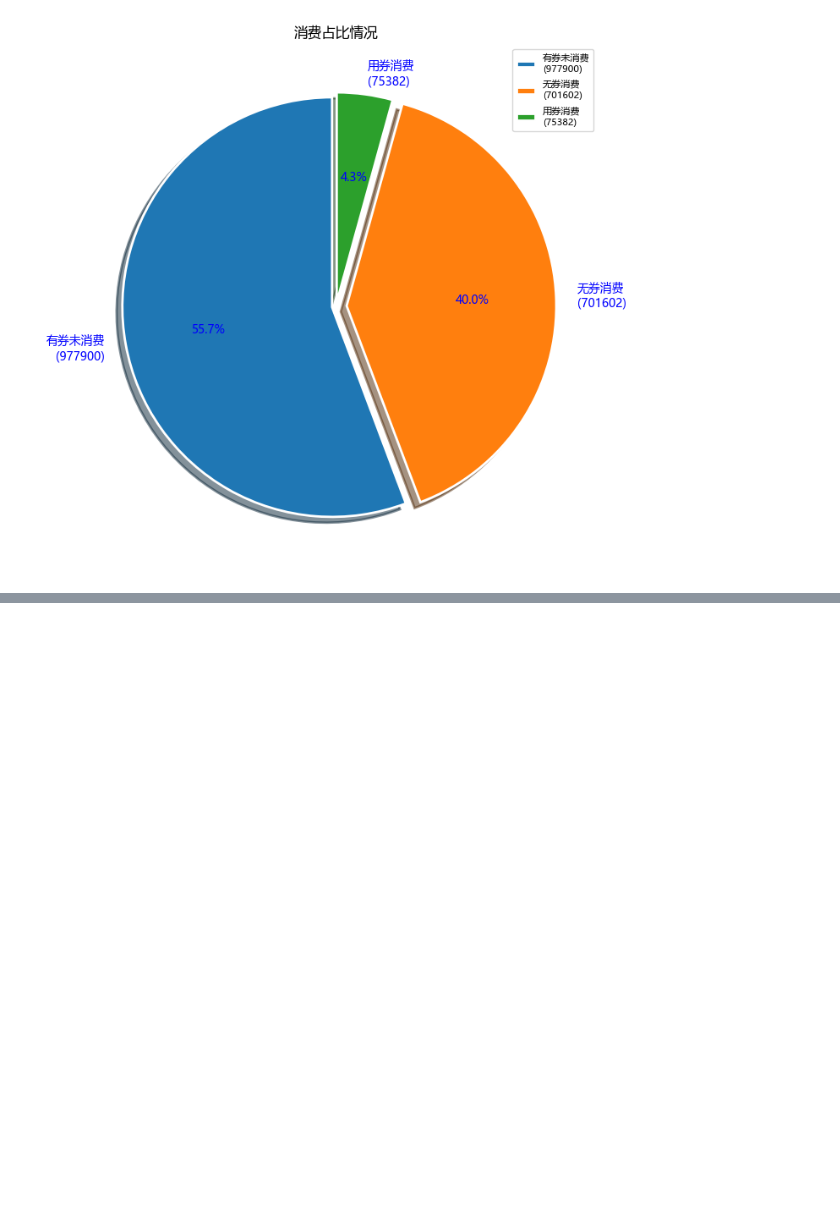
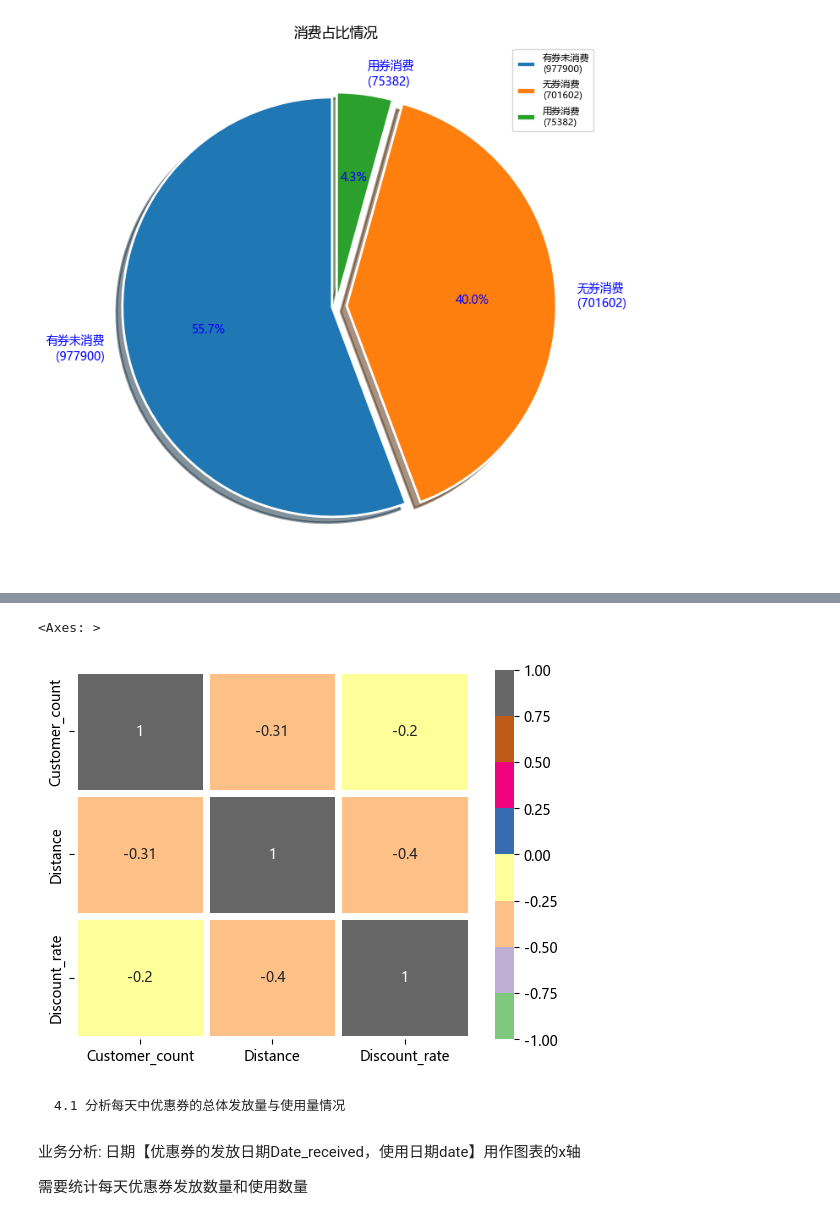
Before and after one commit to Fade-Smile/Basic-of-Data-Analyst, a Jupyter notebook: Project/5. O2O_Coupon usage analysis.ipynb, the cells around one changed output, grey strips where cells are left out. Drawn from its saved outputs; the diff is of its cells as text; code cells hidden in the pictures; blank space fills up the shorter version.

```diff
--- a/Project/5. O2O_Coupon usage analysis.ipynb
+++ b/Project/5. O2O_Coupon usage analysis.ipynb
@@ -185,0 +190,6 @@ Text(0.5, 1.0, '消费占比情况')
+# %%
+#  各商家对应的顾客到店平均距离
+Merchant_distance = cpon_consume.groupby('Merchant_id')['Distance'].mean()
+Merchant_distance[Merchant_distance == 0]
+
+# 有4076个商家, 其中 有1431个商家的用券消费用户平均范围在500米以内
@@ -185,0 +240,14 @@ Text(0.5, 1.0, '消费占比情况')
+# %%
+#对商家进行分组，取出用户id， 对用户id进行去重统计
+popular_Merchant = cpon_consume.groupby('Merchant_id')['User_id'].apply(lambda x:len(x.unique())).sort_values(ascending=False)
+
+#  持券消费人数 >500 的商家id
+popular_merchant500 = popular_Merchant[popular_Merchant>500]
+popular_merchant500.name='Customer_count'     #指定列名为消费者数量 （持券消费者）
+print(len(popular_merchant500))
+print(popular_merchant500)
+# 共有16家店铺，持券消费人数在500以上
+# 持券消费人数最多商家是5341，持券消费人数在2800
+# 排名最后的商家， 持券消费人数在 559人
+
+# 这批商家对优惠券的使用方法得当, 消费者喜欢用优惠券进行消费, 可以适当借鉴这批商家的推广力度
@@ -185,0 +276,4 @@ Text(0.5, 1.0, '消费占比情况')
+# %%
+merchant_pop_dis = pd.merge(left=popular_merchant500, right=Merchant_distance, on='Merchant_id', how='inner')
+merchant_pop_dis_rate = pd.merge(left=merchant_pop_dis, right=Merchant_discount_rate, on ='Merchant_id', how='inner' )
+merchant_pop_dis_rate
@@ -185,0 +327,13 @@ Text(0.5, 1.0, '消费占比情况')
+# %%
+# 用热力图绘制关系系数
+sns.heatmap(data=merchant_pop_dis_rate.corr(), annot = True, cmap='Accent', vmax=1, vmin =-1, linewidths=5)
+
+# `data`: 用于指定要绘制热力图的数据框（DataFrame）。
+# `annot`: 这是一个布尔值参数，控制是否在热力图中显示数值标签。
+# `cmap`: 用于指定颜色映射（colormap）。它控制热力图中不同数值的颜色。
+# `vmax`: 用于指定颜色映射的最大值。
+# `vmin`: 用于指定颜色映射的最小值。
+# `linewidths`: 用于指定每个矩形之间的间隔线宽度。
+# %% [output]
+<Axes: >
+[figure, added]
@@ -185,0 +350,6 @@ Text(0.5, 1.0, '消费占比情况')
+# %% [markdown]
+    4.1 分析每天中优惠券的总体发放量与使用量情况
+# %% [markdown]
+业务分析: 日期【优惠券的发放日期Date_received，使用日期date】用作图表的x轴
+
+需要统计每天优惠券发放数量和使用数量
```
Also changed, not shown: parts of 22 cells of this notebook.
